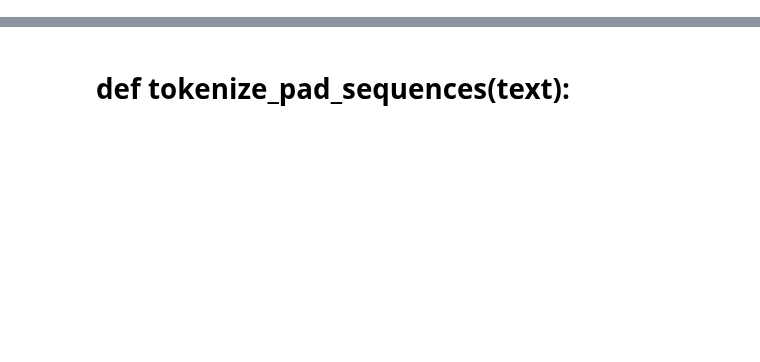
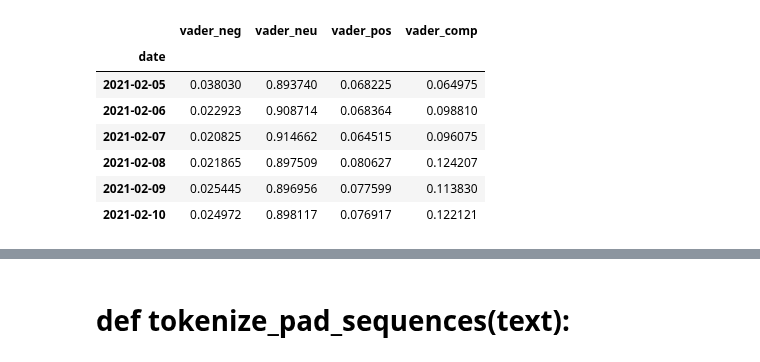
Before and after one commit to marcleipold/Project-2---Algo-Trading-ML-Bot, a Jupyter notebook: Marc/bitcoin-tweets-sentiment-analysis.ipynb, the cells around one changed output, grey strips where cells are left out. Saved outputs shown, nothing was run; the diff lists cells and outputs as text; code cells hidden in the pictures; blank space fills up the shorter version.

```diff
--- a/Marc/bitcoin-tweets-sentiment-analysis.ipynb
+++ b/Marc/bitcoin-tweets-sentiment-analysis.ipynb
@@ -84 +188,18 @@ df2
+# %%
+# convert the date column to datetime type
+df2['date'] = pd.to_datetime(df2['date'])
+
+# group by date and aggregate the values
+agg_df = df2.groupby(by=df2['date'].dt.date).agg({'vader_neg': 'mean', 'vader_neu': 'mean', 'vader_pos': 'mean', 'vader_comp': 'mean'})
+
+agg_df
+# %% [output]
+|  | vader_neg | vader_neu | vader_pos | vader_comp |
+| date |  |  |  |  |
+| 2021-02-05 | 0.038030 | 0.893740 | 0.068225 | 0.064975 |
+| 2021-02-06 | 0.022923 | 0.908714 | 0.068364 | 0.098810 |
+| 2021-02-07 | 0.020825 | 0.914662 | 0.064515 | 0.096075 |
+| 2021-02-08 | 0.021865 | 0.897509 | 0.080627 | 0.124207 |
+| 2021-02-09 | 0.025445 | 0.896956 | 0.077599 | 0.113830 |
+| 2021-02-10 | 0.024972 | 0.898117 | 0.076917 | 0.122121 |
 # %%
```
Also changed, not shown: parts of 20 cells of this notebook, 1 other file.
